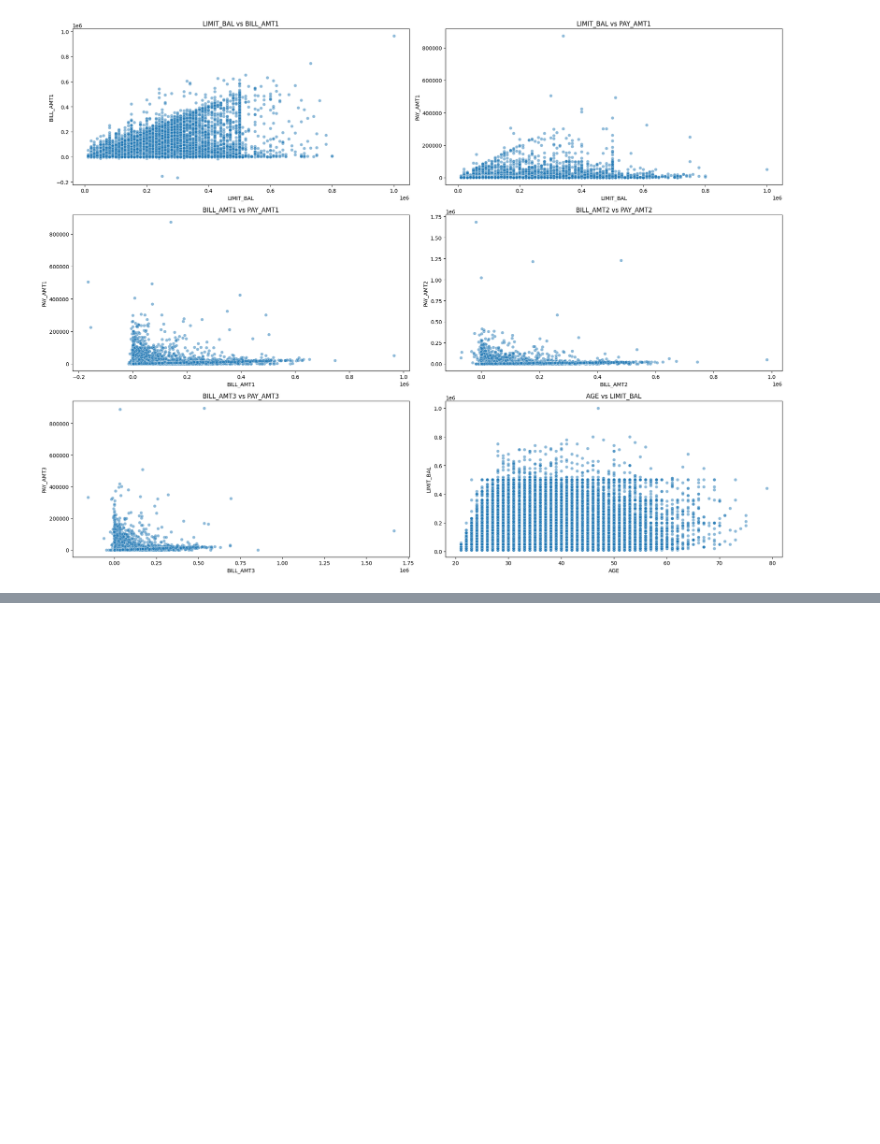
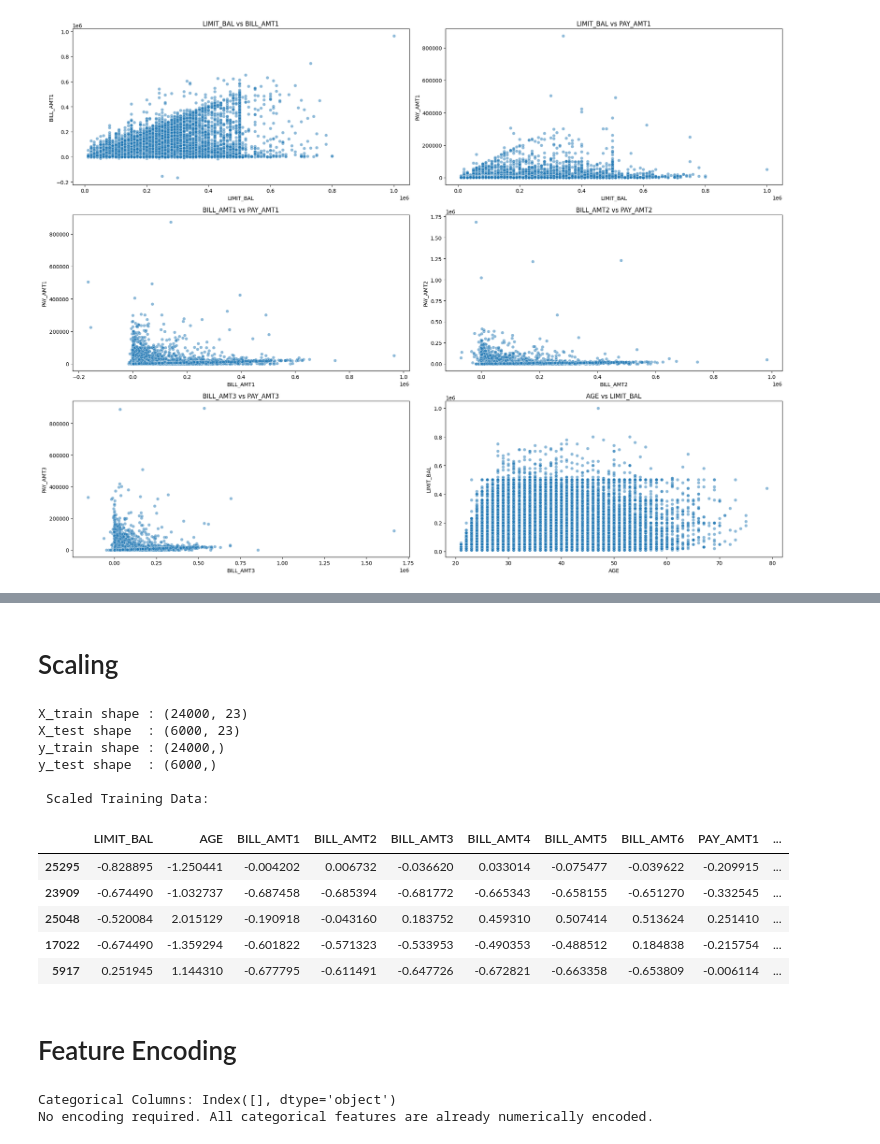
Before and after one commit to Knchna/Credit_Default_Preprocessing, a Jupyter notebook: Credit_Default_Preprocessing.ipynb, the cells around one changed output, grey strips where cells are left out. Cells and saved outputs as stored; diff of their text form; code cells hidden in the pictures; blank space fills up the shorter version.

```diff
--- a/Credit_Default_Preprocessing.ipynb
+++ b/Credit_Default_Preprocessing.ipynb
@@ -298,0 +479,50 @@ plt.show()
+# %% [markdown]
+# Scaling
+# %%
+# Split into features and target
+y=df_credit['default payment next month']                            # Target
+x=df_credit.drop(columns= ['default payment next month'],axis=1)     # Feature
+
+# Split into test train data
+X_train, X_test, y_train, y_test = train_test_split(x, y, test_size=0.2, random_state=45)
+# %%
+# Scale only numerical columns
+# Using the Standard Scaler
+scaler = StandardScaler()
+X_train[num_cols] = scaler.fit_transform(X_train[num_cols])
+X_test[num_cols] = scaler.transform(X_test[num_cols])
+
+# Display information
+
+print("X_train shape :", X_train.shape)
+print("X_test shape  :", X_test.shape)
+print("y_train shape :", y_train.shape)
+print("y_test shape  :", y_test.shape)
+
+print("\n Scaled Training Data:")
+X_train[num_cols].head(5)
+# %% [output]
+X_train shape : (24000, 23)
+X_test shape  : (6000, 23)
+y_train shape : (24000,)
+y_test shape  : (6000,)
+
+ Scaled Training Data:
+|  | LIMIT_BAL | AGE | BILL_AMT1 | BILL_AMT2 | BILL_AMT3 | BILL_AMT4 | BILL_AMT5 | BILL_AMT6 | PAY_AMT1 | ... |
+| 25295 | -0.828895 | -1.250441 | -0.004202 | 0.006732 | -0.036620 | 0.033014 | -0.075477 | -0.039622 | -0.209915 | ... |
+| 23909 | -0.674490 | -1.032737 | -0.687458 | -0.685394 | -0.681772 | -0.665343 | -0.658155 | -0.651270 | -0.332545 | ... |
+| 25048 | -0.520084 | 2.015129 | -0.190918 | -0.043160 | 0.183752 | 0.459310 | 0.507414 | 0.513624 | 0.251410 | ... |
+| 17022 | -0.674490 | -1.359294 | -0.601822 | -0.571323 | -0.533953 | -0.490353 | -0.488512 | 0.184838 | -0.215754 | ... |
+| 5917 | 0.251945 | 1.144310 | -0.677795 | -0.611491 | -0.647726 | -0.672821 | -0.663358 | -0.653809 | -0.006114 | ... |
+# %% [markdown]
+# Feature Encoding
+# %%
+# Check for categorical (object) columns
+
+cat_cols = df_credit.select_dtypes(include=['object']).columns
+print("Categorical Columns:", cat_cols)
+if len(cat_cols) == 0:
+    print("No encoding required. All categorical features are already numerically encoded.")
+# %% [output]
+Categorical Columns: Index([], dtype='object')
+No encoding required. All categorical features are already numerically encoded.
```
Also changed, not shown: parts of 64 cells of this notebook.
